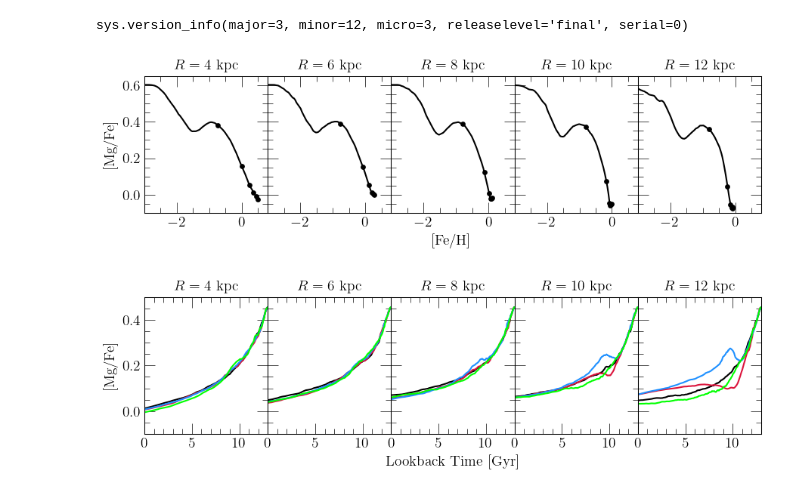
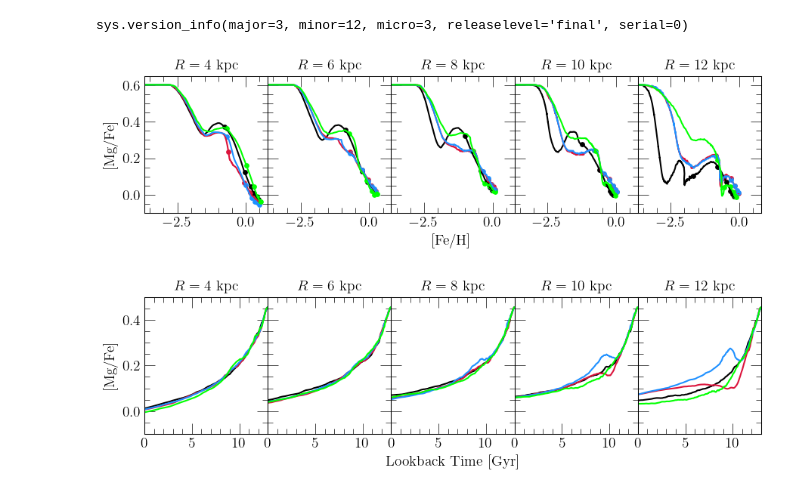
Before and after one commit to giganano/merger-flows, a Jupyter notebook: notebooks/afe-feh.ipynb, the cells around one changed output. Drawn from its saved outputs; the diff is of its cells as text; code cells hidden in the pictures.

```diff
--- a/notebooks/afe-feh.ipynb
+++ b/notebooks/afe-feh.ipynb
@@ -31,7 +31,12 @@ sys.version_info(major=3, minor=12, micro=3, releaselevel='final', serial=0)
 # # diskcollapse_gse = vice.output("../outputs/expifr_gse/amd_betaphiin0p8-diskcollapse-gse5p2Gyr-massive")
 # diskcollapse_gse = vice.output("../outputs/expifr_gse/amd_betaphiin0p8-diskcollapse-gse7p2Gyr-massive-zpoor")
 # diskcollapse_gse_prograde = vice.output("../outputs/expifr_gse/amd_betaphiin0p8-diskcollapse-gse7p2Gyr-massive-zpoor-prograde")
-output = vice.output("../outputs/expifr/amd/betaphiin0p8")
+# output = vice.output("../outputs/expifr/amd/betaphiin0p8")
+
+output = vice.output("../outputs/expifr/amd-pwd/base")
+comp = vice.output("../outputs/expifr_gse/amd-pwd/tacc3p2/massratio3/expsigma/gsebetaphiin-0p8")
+comp2 = vice.output("../outputs/expifr_gse/amd-pwd/tacc3p2/massratio3/expsigma/gsebetaphiin-0p2")
+amd = vice.output("../outputs/expifr_gse/amd/tacc3p2/massratio3/expsigma/gsebetaphiin-0p8")
 # %%
 RADII = [4, 6, 8, 10, 12]
 
@@ -39,7 +44,7 @@ fig = plt.figure(figsize = (9, 2.8))
 axes = []
 for i in range(5):
     axes.append(fig.add_subplot(151 + i))
-    axes[i].set_xlim([-3, 0.8])
+    axes[i].set_xlim([-3.7, 0.8])
     axes[i].set_ylim([-0.1, 0.65])
     axes[i].set_title(r"$R = %d$ kpc" % (RADII[i]))
     if i: plt.setp(axes[i].get_yticklabels(), visible = False)
@@ -61,34 +66,37 @@ def plot_track(ax, output, radius, marklookbacks = [], zone_width = 0.1, **kwarg
         ax.scatter(zone.history["[fe/h]"][idx], zone.history["[mg/fe]"][idx], **_kwargs)
 
 for i in range(len(RADII)):
     plot_track(axes[i], output, RADII[i], marklookbacks = [0, 2, 4, 6, 8, 10], c = named_colors()["black"])
+    plot_track(axes[i], comp, RADII[i], marklookbacks = [0, 2, 4, 6, 8, 10], c = named_colors()["crimson"])
+    plot_track(axes[i], comp2, RADII[i], marklookbacks = [0, 2, 4, 6, 8, 10], c = named_colors()["dodgerblue"])
+    plot_track(axes[i], amd, RADII[i], marklookbacks = [0, 2, 4, 6, 8, 10], c = named_colors()["lime"])
     # plot_track(axes[i], smooth, RADII[i], marklookbacks = [0, 2, 4, 6, 8, 10], c = named_colors()["black"])
     # plot_track(axes[i], diskcollapse, RADII[i], marklookbacks = [0, 2, 4, 6, 8, 10], c = named_colors()["crimson"])
     # plot_track(axes[i], diskcollapse_gse, RADII[i], marklookbacks = [0, 2, 4, 6, 8, 10], c = named_colors()["dodgerblue"])
     # plot_track(axes[i], diskcollapse_gse_prograde, RADII[i], marklookbacks = [0, 2, 4, 6, 8, 10], c = named_colors()["lime"])
     # plot_track(axes[i], noburst, RADII[i], marklookbacks = [0, 2, 4, 6, 8, 10], c = named_colors()["black"], label = "No Burst")
     # plot_track(axes[i], burst, RADII[i], marklookbacks = [0, 2, 4, 6, 8, 10], c = named_colors()["crimson"], label = "Burst")
     # plot_track(axes[i], burst_radial, RADII[i], marklookbacks = [0, 2, 4, 6, 8, 10],
     #     c = named_colors()["dodgerblue"], label = "Burst (Radial)")
     # plot_track(axes[i], burst_retro, RADII[i], marklookbacks = [0, 2, 4, 6, 8, 10],
     #     c = named_colors()["lime"], label = "Burst (Retrograde)")
     # plot_track(axes[i], burst_retro_metalpoorgse, RADII[i], marklookbacks = [0, 2, 4, 6, 8, 10],
     #     c = named_colors()["crimson"], label = "Burst (Retrograde \& Metal-Poor)")
     # plot_track(axes[i], burst_retro_metalpoorgse_highmass, RADII[i], marklookbacks = [0, 2, 4, 6, 8, 10],
     #     c = named_colors()["gold"], label = "Burst (Retrograde \& Metal-Poor)")
     # plot_track(axes[i], burst, RADII[i], marklookbacks = [0, 2, 4, 6, 8, 10], c = named_colors()["crimson"], label = "Burst")
     # plot_track(axes[i], burst_zpoor, RADII[i], marklookbacks = [0, 2, 4, 6, 8, 10],
     #     c = named_colors()["dodgerblue"], label = "Burst (Z-poor GSE)")
     # plot_track(axes[i], burst_zpoor, RADII[i], marklookbacks = [0, 2, 4, 6, 8, 10],
     #     c = named_colors()["dodgerblue"], label = "Burst (Z-poor GSE)")
     # plot_track(axes[i], burst_zpoor_expsigma, RADII[i], marklookbacks = [0, 2, 4, 6, 8, 10],
     #     c = named_colors()["lime"], label = "Burst (Z-poor GSE)")
 
 plt.tight_layout()
 plt.subplots_adjust(wspace = 0)
 plt.show()
 # %% [output]
-[figure, old version]
+[figure, new version]
 # %%
 RADII = [4, 6, 8, 10, 12]
 
```
Also changed, not shown: parts of 3 cells of this notebook, 6 other files.
